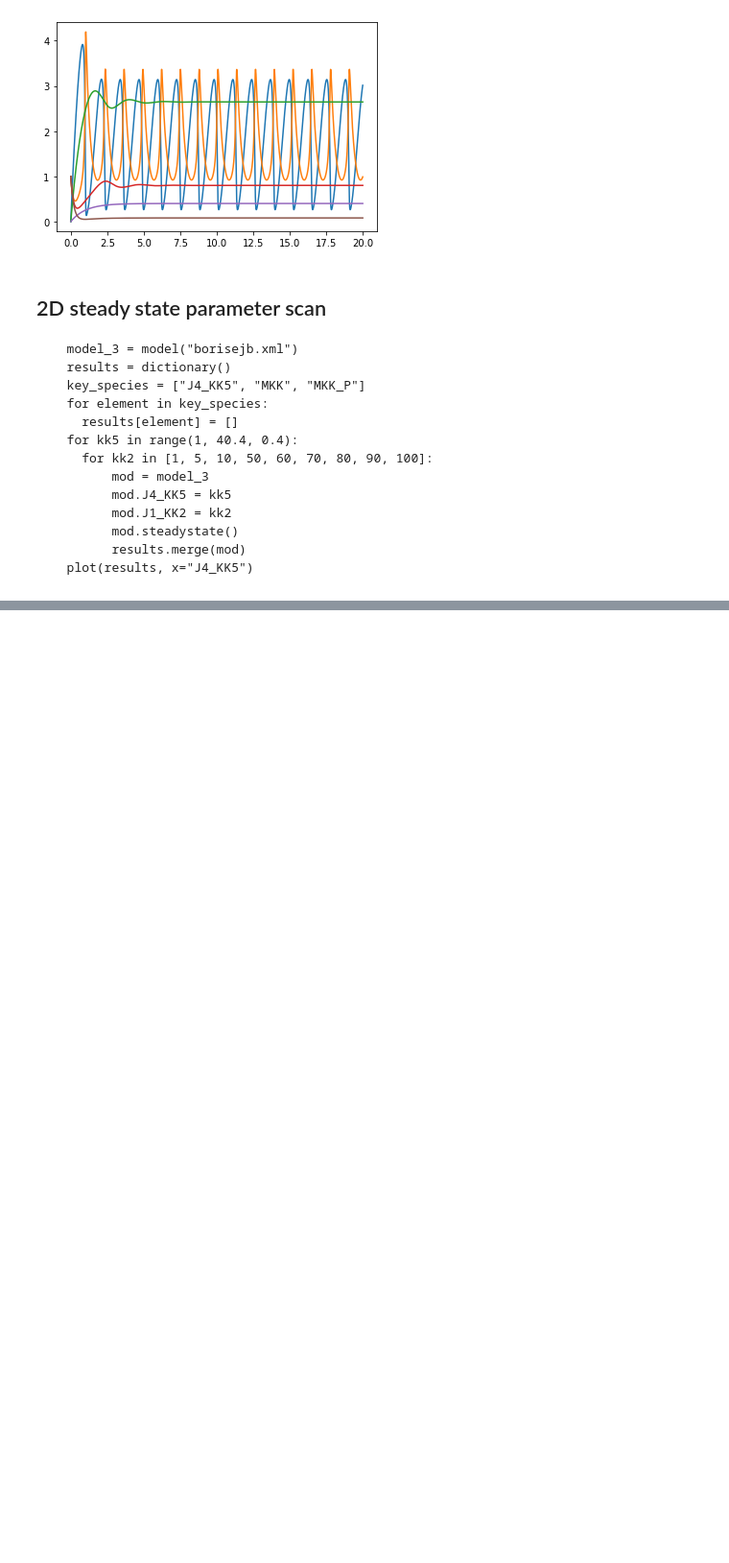
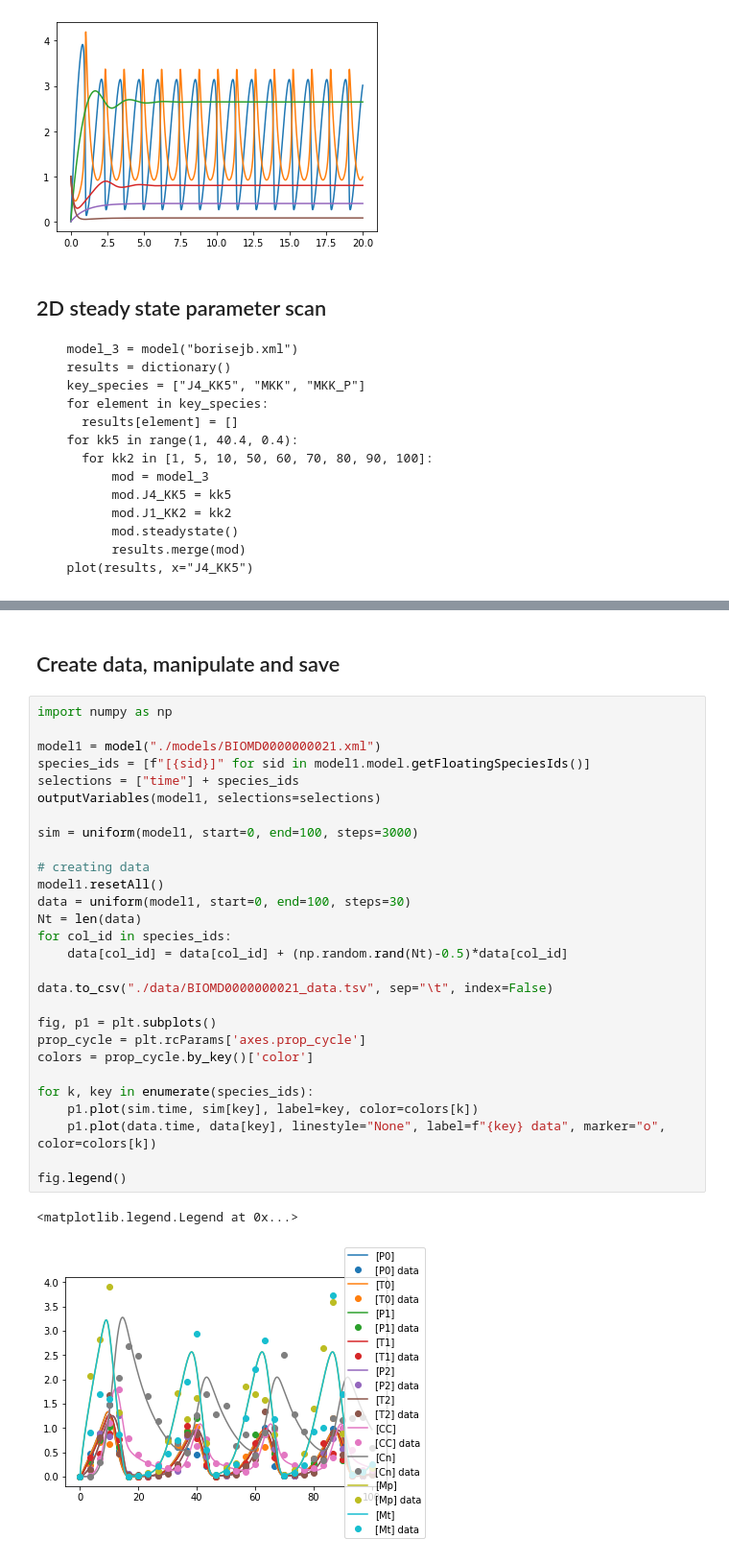
Before and after one commit to matthiaskoenig/sedml-script, a Jupyter notebook: sedml-script.ipynb, the cells around one changed output, grey strips where cells are left out. Shown at 96% size. Drawn from its saved outputs; the diff is of its cells as text; blank space fills up the shorter version.

```diff
--- a/sedml-script.ipynb
+++ b/sedml-script.ipynb
@@ -279,0 +335,33 @@ print(results)
+# %% [markdown]
+## Create data, manipulate and save
+# %%
+import numpy as np
+
+model1 = model("./models/BIOMD0000000021.xml")
+species_ids = [f"[{sid}]" for sid in model1.model.getFloatingSpeciesIds()]
+selections = ["time"] + species_ids
+outputVariables(model1, selections=selections)
+
+sim = uniform(model1, start=0, end=100, steps=3000)
+
+# creating data
+model1.resetAll()
+data = uniform(model1, start=0, end=100, steps=30)
+Nt = len(data)
+for col_id in species_ids:
+    data[col_id] = data[col_id] + (np.random.rand(Nt)-0.5)*data[col_id]
+
+data.to_csv("./data/BIOMD0000000021_data.tsv", sep="\t", index=False)
+
+fig, p1 = plt.subplots()
+prop_cycle = plt.rcParams['axes.prop_cycle']
+colors = prop_cycle.by_key()['color']
+
+for k, key in enumerate(species_ids):
+    p1.plot(sim.time, sim[key], label=key, color=colors[k])
+    p1.plot(data.time, data[key], linestyle="None", label=f"{key} data", marker="o", color=colors[k])
+
+fig.legend()
+# %% [output]
+<matplotlib.legend.Legend at 0x...>
+[figure, added]
```
Also changed, not shown: parts of 20 cells of this notebook, 6 other files.
